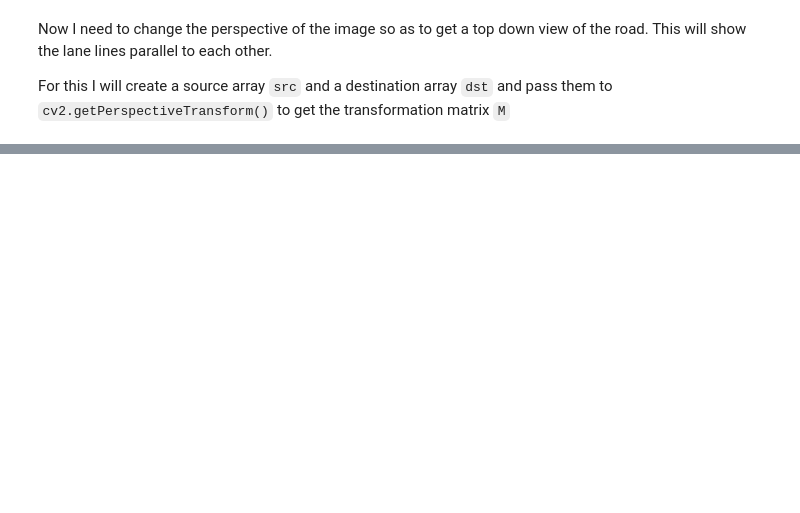
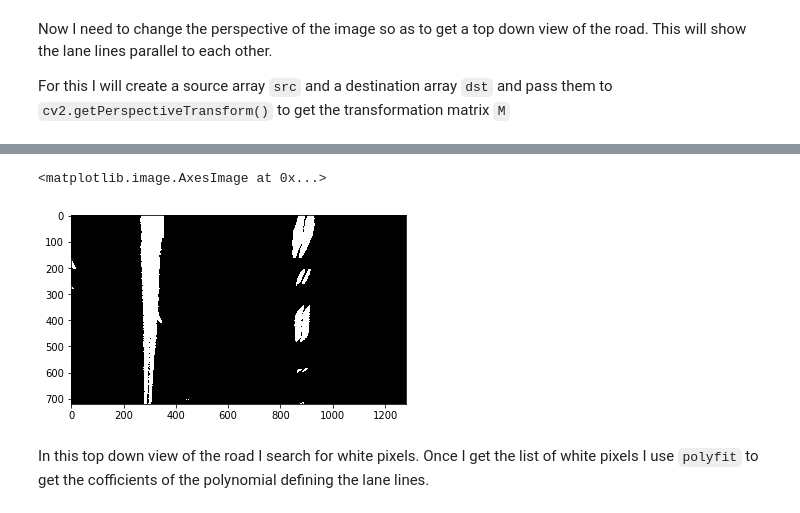
Before and after one commit to nikhil-sinnarkar/CarND-Advanced-Lane-Lines-master, a Jupyter notebook: notebook.ipynb, the cells around one changed output, grey strips where cells are left out. Cells and saved outputs as stored; diff of their text form; code cells hidden in the pictures; blank space fills up the shorter version.

```diff
--- a/notebook.ipynb
+++ b/notebook.ipynb
@@ -83,0 +132,6 @@ plt.imshow(warped)
+# %%
+warped = warp(combined_binary, M)
+plt.imshow(warped, cmap='gray')
+# %% [output]
+<matplotlib.image.AxesImage at 0x...>
+[figure, added]
@@ -83,0 +161,2 @@ plt.imshow(warped)
+# %% [markdown]
+In this top down view of the road I search for white pixels. Once I get the list of white pixels I use `polyfit` to get the cofficients of the polynomial defining the lane lines.
```
Also changed, not shown: parts of 17 cells of this notebook.
